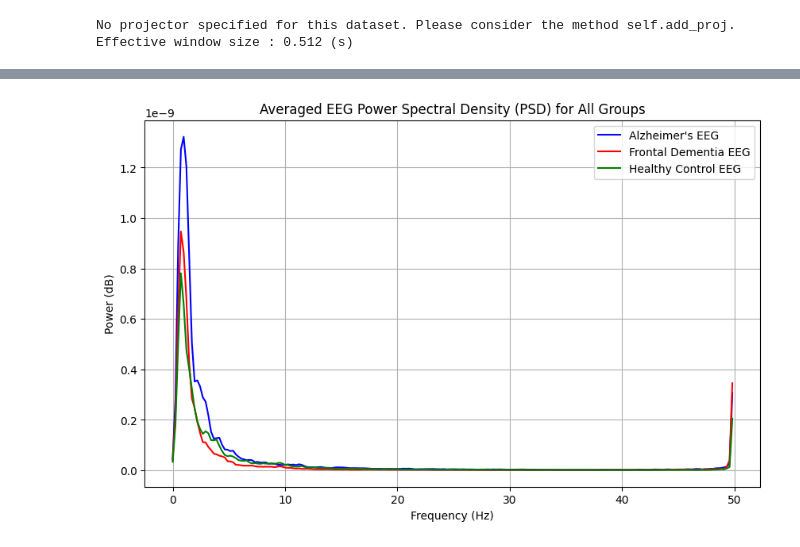
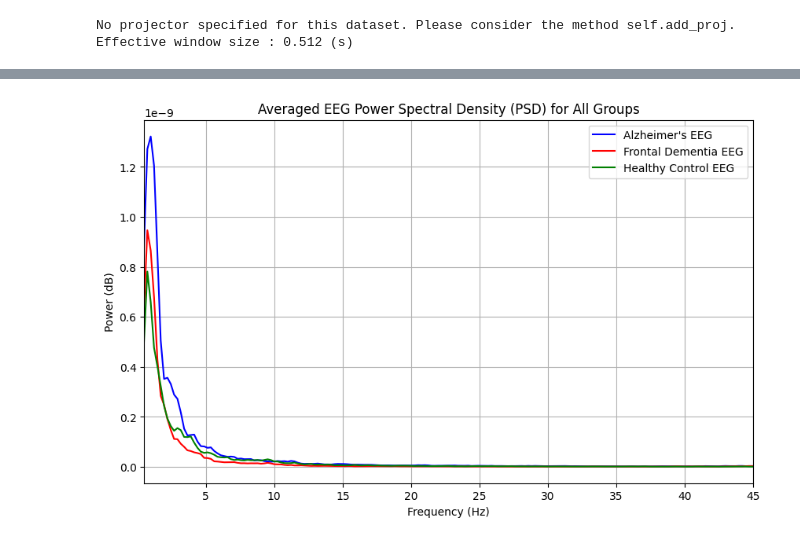
Before and after one commit to ans9868/neuroInfo, a Jupyter notebook: eeg-classification.ipynb, the cells around one changed output, grey strips where cells are left out. Drawn from its saved outputs; the diff is of its cells as text; code cells hidden in the pictures.

Commit message:
more graphs, trying to investigate teh jump in the delta wavelengths

```diff
--- a/eeg-classification.ipynb
+++ b/eeg-classification.ipynb
@@ -703,32 +703,32 @@ Plotting power spectral density (dB=True).
 freqs_A = all_psds_A[0].freqs
 freqs_F = all_psds_F[0].freqs
 freqs_C = all_psds_C[0].freqs
 
 # Create the figure
 plt.figure(figsize=(10, 6))
 
 # Plot Alzheimer's (A) Group
 plt.plot(freqs_A, np.mean(average_psd_A, axis=0), label="Alzheimer's EEG", color="blue")
 
 # Plot Frontotemporal Dementia (F) Group
 plt.plot(freqs_F, np.mean(average_psd_F, axis=0), label="Frontal Dementia EEG", color="red")
 
 # Plot Healthy Controls (C) Group
 plt.plot(freqs_C, np.mean(average_psd_C, axis=0), label="Healthy Control EEG", color="green")
 
 # Labels and title
 plt.xlabel("Frequency (Hz)")
 plt.ylabel("Power (dB)")
 plt.title("Averaged EEG Power Spectral Density (PSD) for All Groups")
 
 # Crop the graph at 45 Hz
-plt.xlim(1, 45)  # Set the x-axis limits to 1 Hz - 45 Hz
+plt.xlim(0.5, 45)  # Set the x-axis limits to 0.5 Hz - 45 Hz
 
 # Legend and grid
 plt.legend()
 plt.grid(True)
 
 # Show the plot
 plt.show()
 # %% [output]
-[figure, old version]
+[figure, new version]
```
Also changed, not shown: parts of 7 cells of this notebook.
